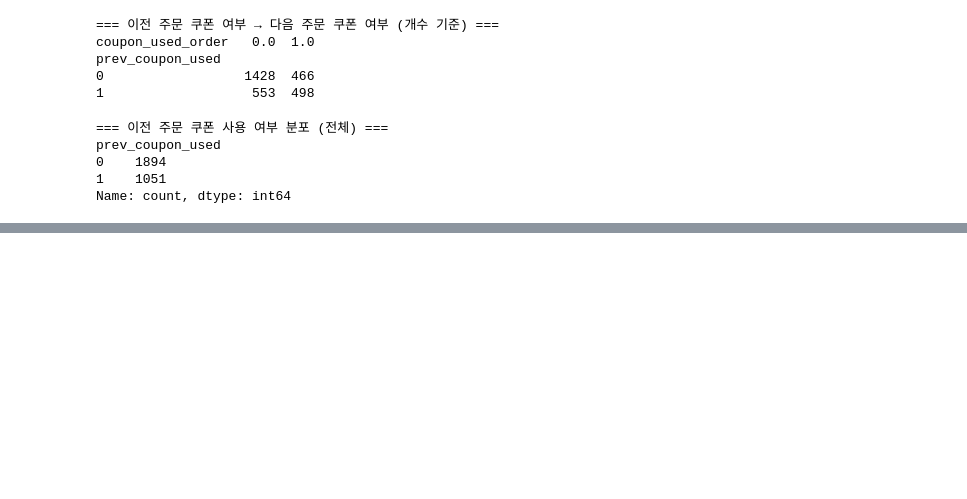
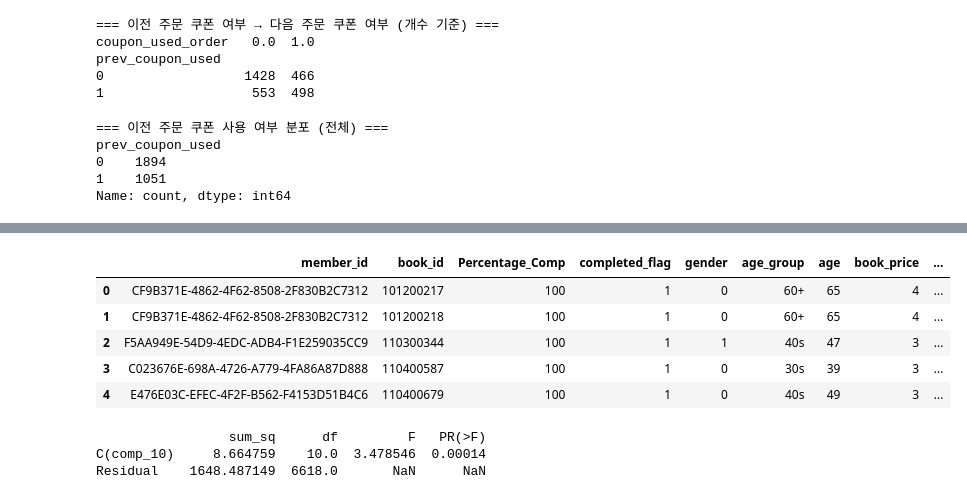
Before and after one commit to jimin3227/Ebook_project, a Jupyter notebook: data.ipynb, the cells around one changed output, grey strips where cells are left out. Saved outputs shown, nothing was run; the diff lists cells and outputs as text; code cells hidden in the pictures; blank space fills up the shorter version.

```diff
--- a/data.ipynb
+++ b/data.ipynb
@@ -815,0 +825,22 @@ Name: count, dtype: int64
+# %%
+final_df = pd.read_excel('t_test_base_5.xlsx')
+final_df.head()
+# %% [output]
+|  | member_id | book_id | Percentage_Comp | completed_flag | gender | age_group | age | book_price | ... |
+| 0 | CF9B371E-4862-4F62-8508-2F830B2C7312 | 101200217 | 100 | 1 | 0 | 60+ | 65 | 4 | ... |
+| 1 | CF9B371E-4862-4F62-8508-2F830B2C7312 | 101200218 | 100 | 1 | 0 | 60+ | 65 | 4 | ... |
+| 2 | F5AA949E-54D9-4EDC-ADB4-F1E259035CC9 | 110300344 | 100 | 1 | 1 | 40s | 47 | 3 | ... |
+| 3 | C023676E-698A-4726-A779-4FA86A87D888 | 110400587 | 100 | 1 | 0 | 30s | 39 | 3 | ... |
+| 4 | E476E03C-EFEC-4F2F-B562-F4153D51B4C6 | 110400679 | 100 | 1 | 0 | 40s | 49 | 3 | ... |
+# %%
+# run an anova test grouping comp_10 which is completion rate in 10% increments and dependent variable is used_coupon_flag
+import statsmodels.api as sm
+from statsmodels.formula.api import ols
+
+model = ols("used_coupon_flag ~ C(comp_10)", data=final_df).fit()
+anova_table = sm.stats.anova_lm(model, typ=2)
+print(anova_table)
+# %% [output]
+                 sum_sq      df         F   PR(>F)
+C(comp_10)     8.664759    10.0  3.478546  0.00014
+Residual    1648.487149  6618.0       NaN      NaN
```
Also changed, not shown: parts of 6 cells of this notebook, 3 other files.
